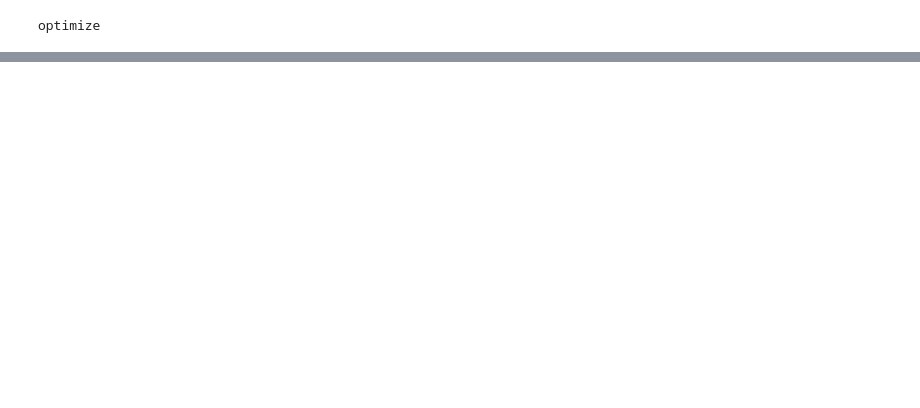
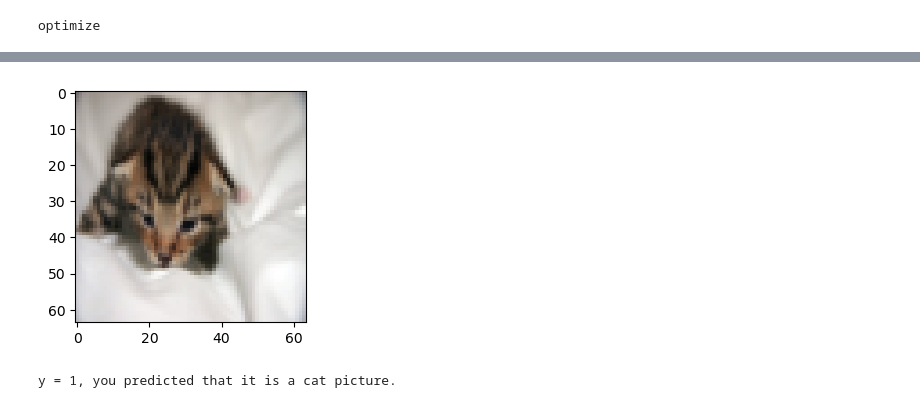
Before and after one commit to YIMINGMA/Deep-Learning, a Jupyter notebook: 1-Neural-Networks-and-Deep-Learning/2-Neural-Network-Basics/Programming/Logistic Regression as a Neural Network/Logistic-Regression-with-a-Neural-Network-Mindset-Julia.ipynb, the cells around one changed output, grey strips where cells are left out. Cells and saved outputs as stored; diff of their text form; code cells hidden in the pictures; blank space fills up the shorter version.

```diff
--- a/1-Neural-Networks-and-Deep-Learning/2-Neural-Network-Basics/Programming/Logistic Regression as a Neural Network/Logistic-Regression-with-a-Neural-Network-Mindset-Julia.ipynb
+++ b/1-Neural-Networks-and-Deep-Learning/2-Neural-Network-Basics/Programming/Logistic Regression as a Neural Network/Logistic-Regression-with-a-Neural-Network-Mindset-Julia.ipynb
@@ -413,6 +485,8 @@ You basically need to write down two steps and iterate through them:
 function optimize(w, b, X, Y, num_iterations, learning_rate, print_cost = false)
 
     costs = []
+    dw = 0 # initialize dw
+    db = 0 # initialize db
 
     for i in 1: num_iterations
         # Cost and gradient calculation (≈ 1-4 lines of code)
@@ -438,13 +512,10 @@ function optimize(w, b, X, Y, num_iterations, learning_rate, print_cost = false)
         if print_cost && i % 100 == 0
             println("Cost after iteration $(i): $(cost)")
         end
+    end
 
-        grads = Dict("dw" => dw,
-             "db" => db)
-        params = Dict("w" => w,
-              "b" => b)
-
-    end
+    grads = Dict("dw" => dw, "db" => db)
+    params = Dict("w" => w, "b" => b)
 
 
     return params, grads, costs
@@ -452,7 +523,7 @@ end
 # %% [output]
 optimize
 # %%
-params, grads, costs = optimize(w, b, X, Y, 100, 0.009, false)
+params, grads, costs = optimize(w, b, X, Y, 100, 0.009, true)
 
 println("w = " * string(params["w"]))
 println("b = " * string(params["b"]))
@@ -465,0 +589,5 @@ db = 0.001455578136784208
+# %%
+w = [[0.1124579]; [0.23106775]]
+b = -0.3
+X = [[1. -1.1 -3.2]; [1.2 2. 0.1]]
+println("predictions = " * string(predict(w, b, X)))
@@ -465,0 +669,2 @@ db = 0.001455578136784208
+# %%
+d = model(train_set_x, train_set_y, test_set_x, test_set_y, 2000, 0.005, true);
@@ -465,0 +699,11 @@ db = 0.001455578136784208
+# %%
+# Example of a picture that was wrongly classified.
+index = 2
+plt.figure(figsize=(3,3))
+plt.imshow(test_set_x_orig[index, :, :, :])
+
+println("y = " * string(test_set_y[index]) * ", you predicted that it is a " *
+    classes[Int(d["Y_prediction_test"][index]) + 1] *  " picture.")
+# %% [output]
+[figure, added]
+y = 1, you predicted that it is a cat picture.
```
Also changed, not shown: parts of 59 cells of this notebook, 1 other file.
